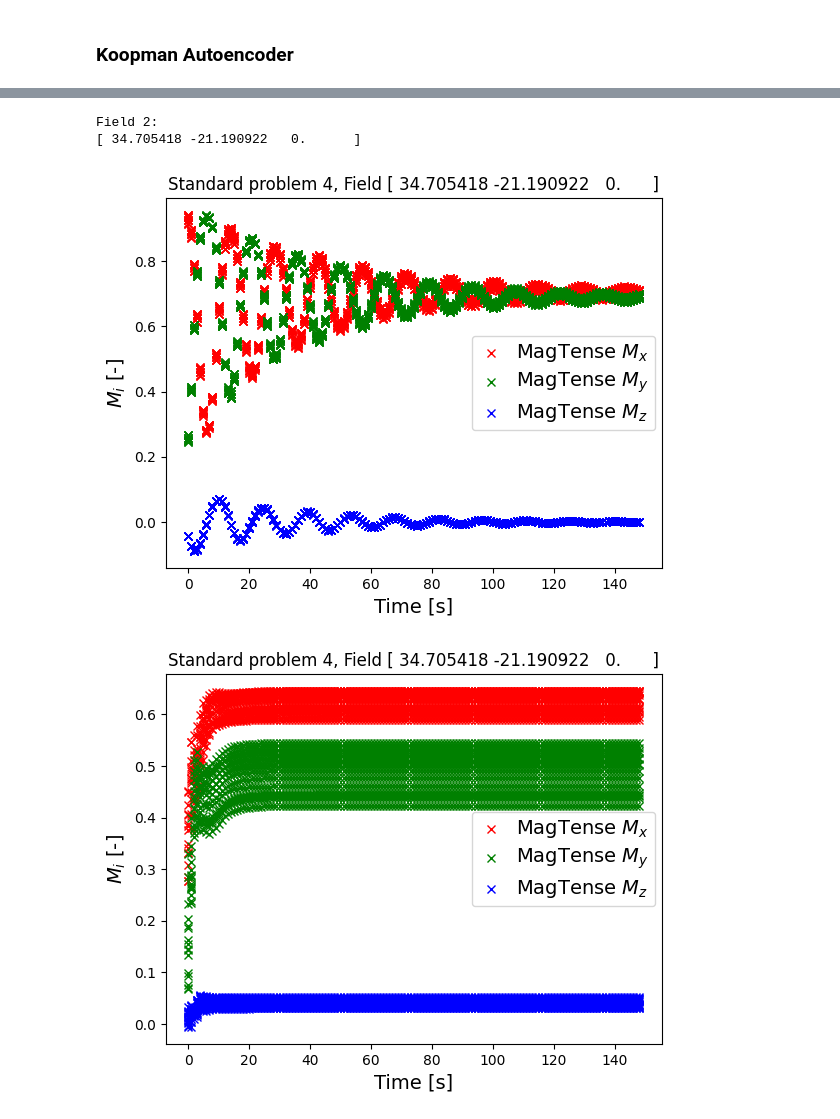
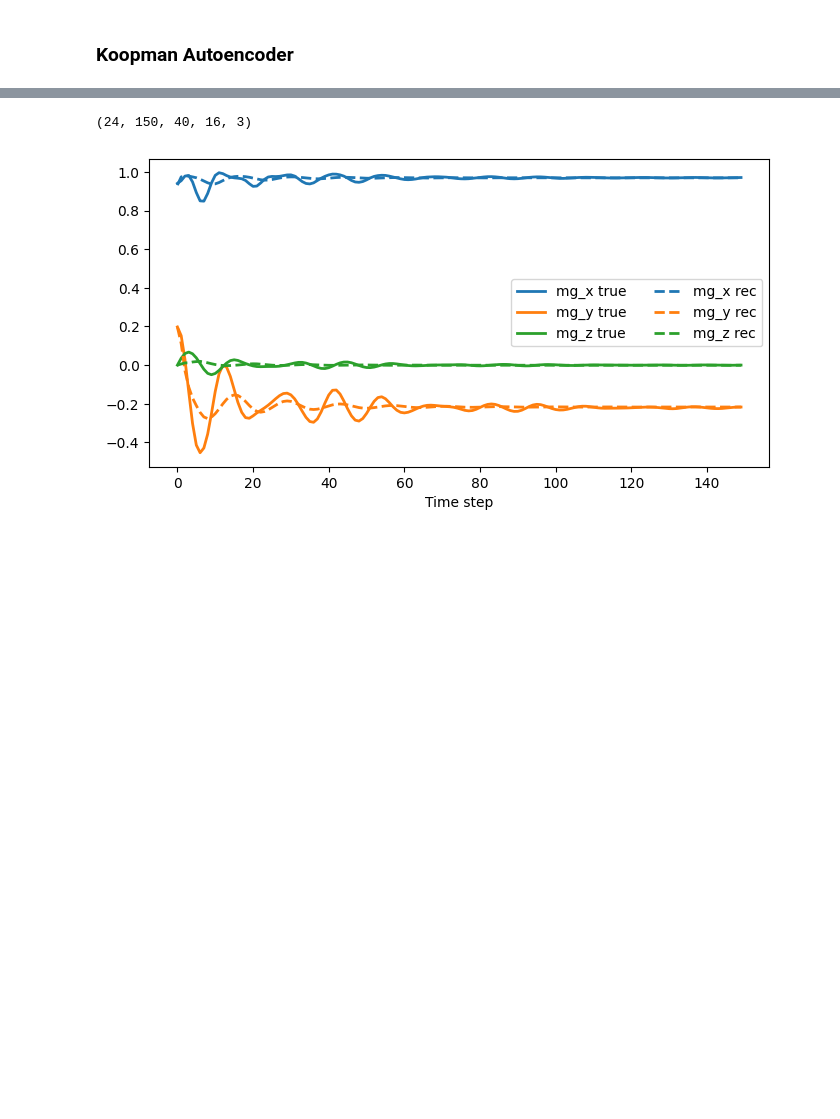
Before and after one commit to cmt-dtu-energy/koopman-magnetics, a Jupyter notebook: nbs/KoopmanAECNN_debug.ipynb, the cells around one changed output, grey strips where cells are left out. Cells and saved outputs as stored; diff of their text form; code cells hidden in the pictures; blank space fills up the shorter version.

```diff
--- a/nbs/KoopmanAECNN_debug.ipynb
+++ b/nbs/KoopmanAECNN_debug.ipynb
@@ -322,0 +321,2 @@ plt.show()
+# %%
+ae.load_state_dict(torch.load(datapath / "ae_weights.pth", weights_only=True))
@@ -507,29 +624,27 @@ plt.show()
+# %%
+koopman.load_state_dict(torch.load(datapath / "koopman_weights.pth", weights_only=True))
+koopman = koopman.to(device)
 # %%
 koopman.eval()
-Ypreds = []
-for i in range(test_size):
-    xtest = Xtest[i,0,:,:,:].unsqueeze(0).to(device)
-    U = Htest[i].to(device)
-    yhat = koopman.predict(xtest, T=n_tsteps-1, U=U)
-    Ypreds.append(yhat.cpu().numpy())
 
-Ypreds = np.array(Ypreds)
-Ypreds = np.permute_dims(Ypreds, (0, 1, 3, 4, 2))
+Xinit = Xtorch[test_indices, 0, :, :, :].to(device)
+Utest = Htorch[test_indices, :-1, :].to(device)
+
+Ypreds = koopman.predict(Xinit, Utest).cpu().numpy()
+
+del Xinit, Utest
+# %%
+Ypreds.shape
+# %% [output]
+(24, 150, 40, 16, 3)
 # %%
-field_idx = 2
-print(f"\nField {field_idx}:\n{Hs[field_idx]}")
-plot_dynamics(
-    np.arange(DATA_TEST[field_idx].shape[0]),
-    DATA_TEST[field_idx],
-    field=Hs[field_idx],
-)
-plot_dynamics(
-    np.arange(Ypreds[field_idx].shape[0]),
-    Ypreds[field_idx],
-    field=Hs[field_idx],
-)
+field_idx = 3
+
+fig, ax = plt.subplots(figsize=(8, 4))
+
+plot_avg(DATA[test_indices[field_idx]], ax, linestyle="-", annot="true")
+plot_avg(Ypreds[field_idx], ax, linestyle="--", annot="rec")
+ax.set_xlabel("Time step")
+plt.show()
 # %% [output]
-Field 2:
-[ 34.705418 -21.190922   0.      ]
-[figure, old version]
+[figure, new version]
-[figure, removed]
```
Also changed, not shown: parts of 22 cells of this notebook, 1 other file.
